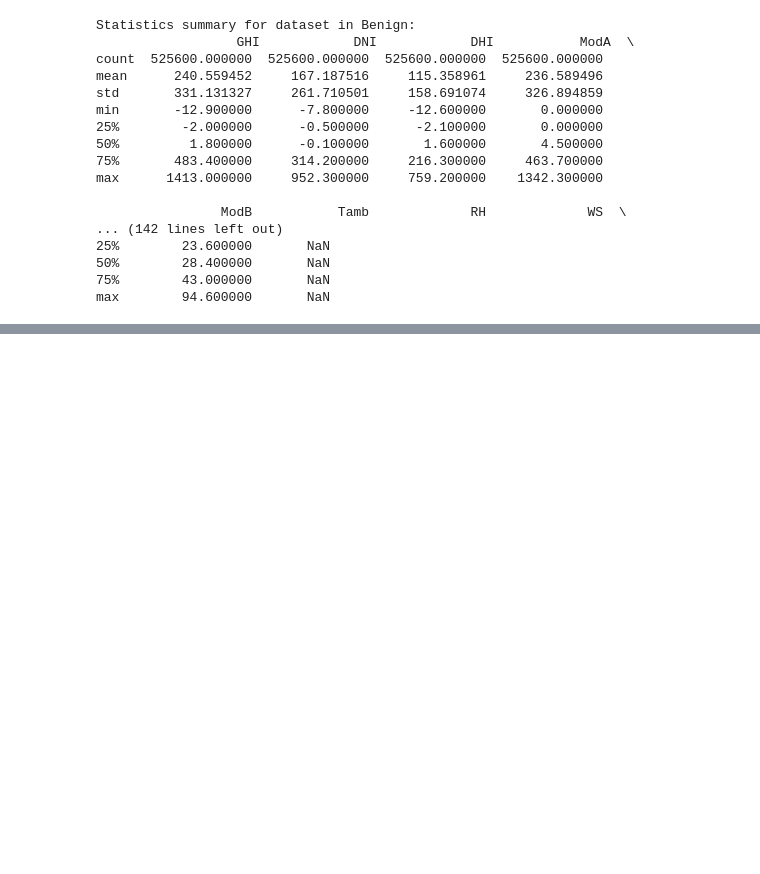
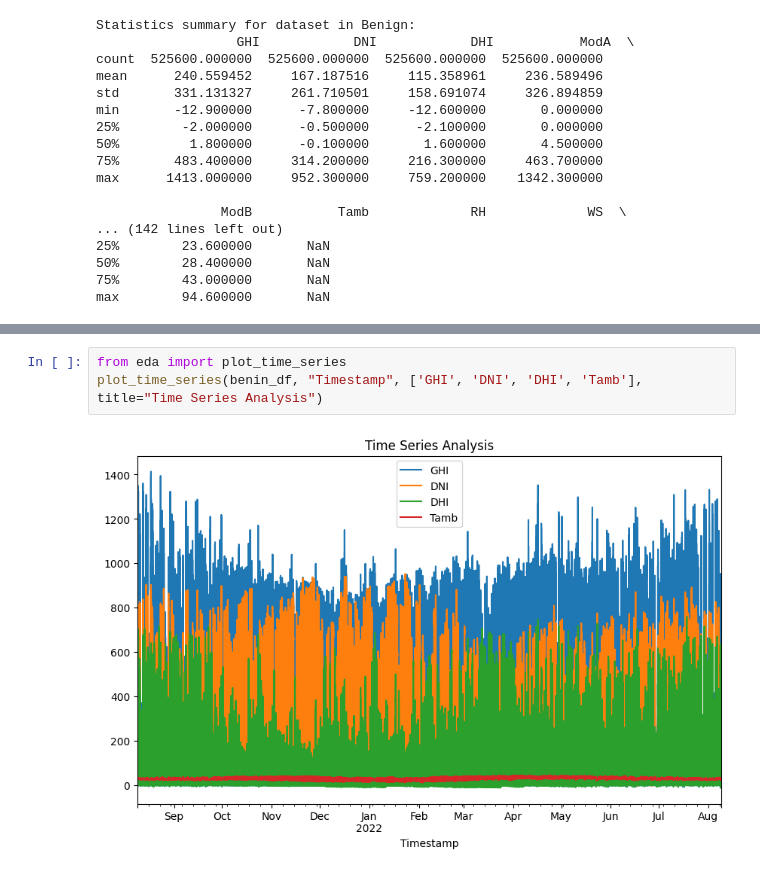
Before and after one commit to amare1990/solar-data-eda, a Jupyter notebook: notebooks/exploratory_analysis.ipynb, the cells around one changed output, grey strips where cells are left out. Saved outputs shown, nothing was run; the diff lists cells and outputs as text; blank space fills up the shorter version.

Commit message:
Implement functionality to plot time-series analysis of GHI, DNI, DHI, and Tamb

```diff
--- a/notebooks/exploratory_analysis.ipynb
+++ b/notebooks/exploratory_analysis.ipynb
@@ -54,0 +55,5 @@ Data quality for Benin: {'total_missing': 0, 'total_negative': 794016, 'total_ou
+# %%
+from eda import plot_time_series
+plot_time_series(benin_df, "Timestamp", ['GHI', 'DNI', 'DHI', 'Tamb'], title="Time Series Analysis")
+# %% [output]
+[figure, added]
```
Also changed, not shown: parts of 1 cell of this notebook, 1 other file.
